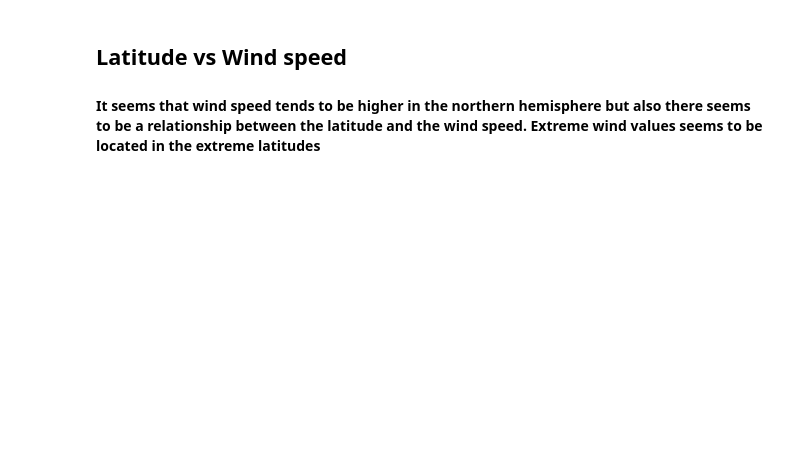
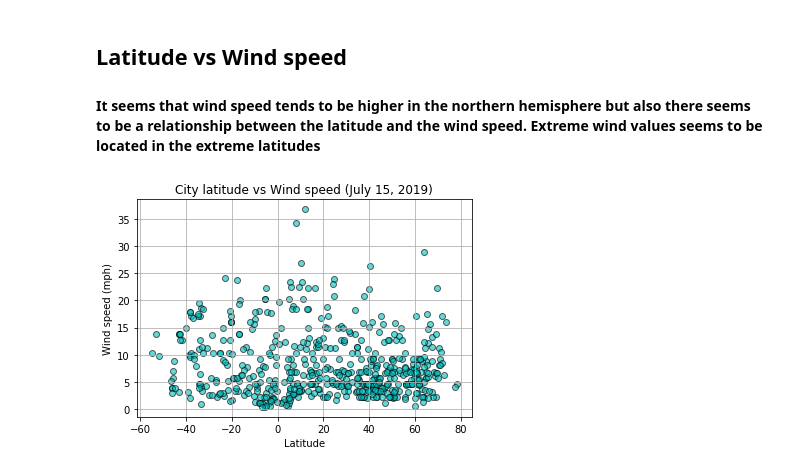
Before and after one commit to AlfonsoDelH/API_Assigment, a Jupyter notebook: Assigment_5.ipynb, the cells around one changed output. Drawn from its saved outputs; the diff is of its cells as text; code cells hidden in the pictures; blank space fills up the shorter version.

```diff
--- a/Assigment_5.ipynb
+++ b/Assigment_5.ipynb
@@ -160,11 +184,13 @@ plt.savefig("C:/Users/jdelga01/Desktop/API_Assigment/LatvsCloud.jpg", bbox_inche
 # %%
 latitude=cities_df["Latitude"]
 wind=cities_df["Wind Speed"]
 
 plt.scatter(latitude, wind, marker="o", c="c", edgecolors="black", alpha=0.6)
 
-plt.title("City latitude vs Wind speed (May 15, 2019)")
+plt.title("City latitude vs Wind speed (July 15, 2019)")
 plt.xlabel("Latitude")
 plt.ylabel("Wind speed (mph)")
 plt.grid(True)
-plt.savefig("C:/Users/jdelga01/Desktop/API_Assigment/LatvsWind.jpg", bbox_inches="tight")
+plt.savefig("C:/Users/jdelga01/Desktop/API_Assigment/API_Assigment/LatvsWind.jpg", bbox_inches="tight")
+# %% [output]
+[figure, added]
```
Also changed, not shown: parts of 7 cells of this notebook, 10 other files.
